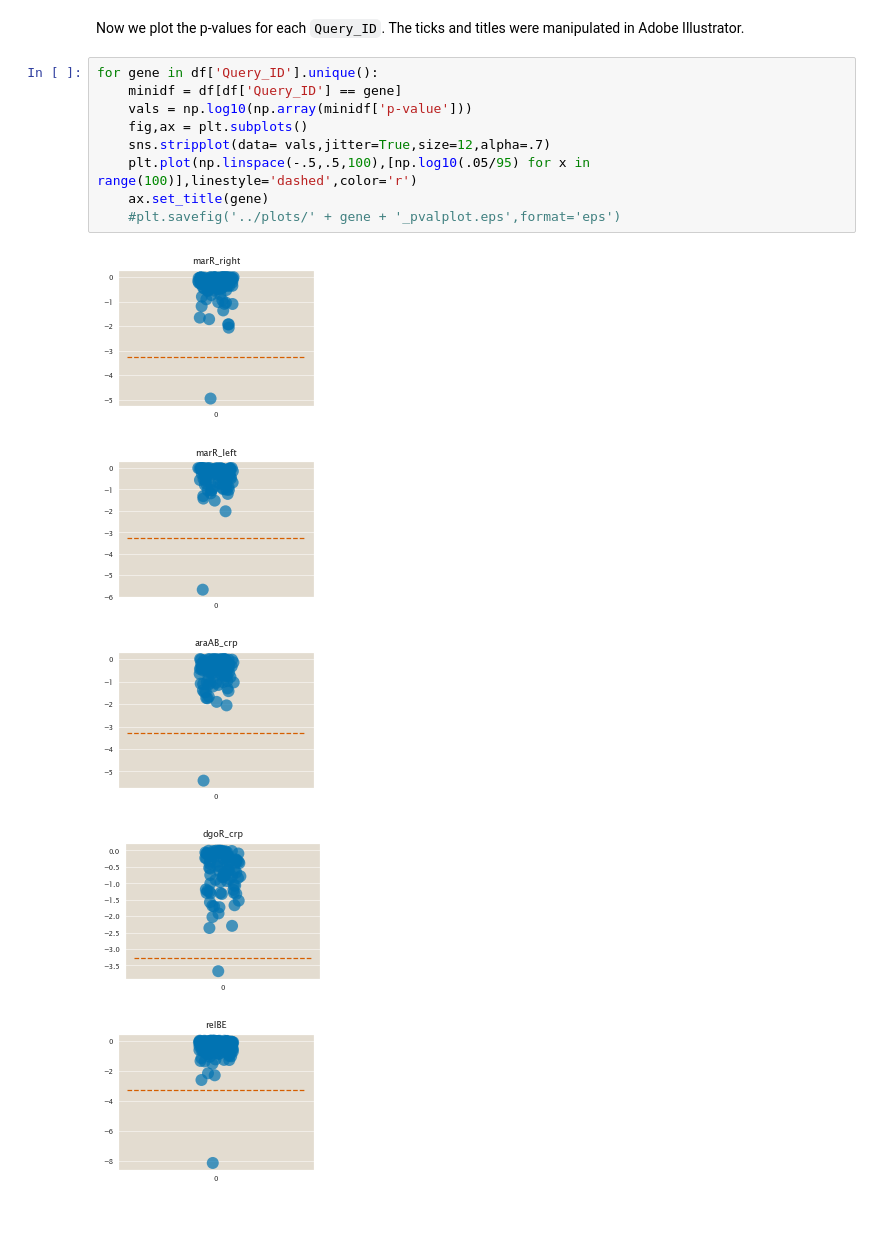
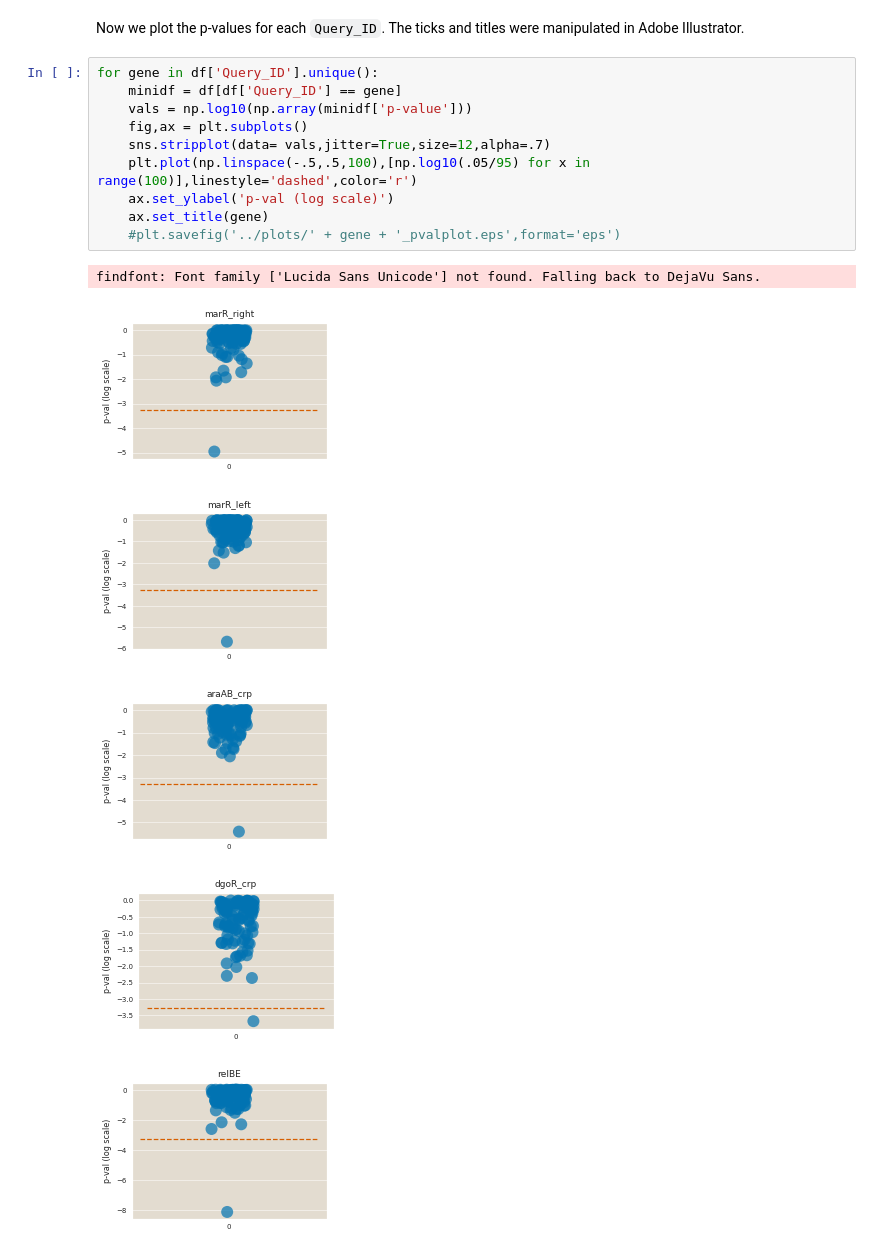
Before and after one commit to RPGroup-PBoC/RegSeq, a Jupyter notebook: data/data_for_figs/app2_fig4/plot_pvals.ipynb, the cells around one changed output. Saved outputs shown, nothing was run; the diff lists cells and outputs as text; blank space fills up the shorter version.

```diff
--- a/data/data_for_figs/app2_fig4/plot_pvals.ipynb
+++ b/data/data_for_figs/app2_fig4/plot_pvals.ipynb
@@ -29,15 +29,17 @@ Now we plot the p-values for each `Query_ID`. The ticks and titles were manipula
 # %%
 for gene in df['Query_ID'].unique():
     minidf = df[df['Query_ID'] == gene]
     vals = np.log10(np.array(minidf['p-value']))
     fig,ax = plt.subplots()
     sns.stripplot(data= vals,jitter=True,size=12,alpha=.7)
     plt.plot(np.linspace(-.5,.5,100),[np.log10(.05/95) for x in range(100)],linestyle='dashed',color='r')
+    ax.set_ylabel('p-val (log scale)')
     ax.set_title(gene)
     #plt.savefig('../plots/' + gene + '_pvalplot.eps',format='eps')
 # %% [output]
+findfont: Font family ['Lucida Sans Unicode'] not found. Falling back to DejaVu Sans.
-[figure, old version]
+[figure, new version]
-[figure, old version]
+[figure, new version]
-[figure, old version]
+[figure, new version]
-[figure, old version]
+[figure, new version]
-[figure, old version]
+[figure, new version]
```
Also changed, not shown: parts of 1 cell of this notebook.
